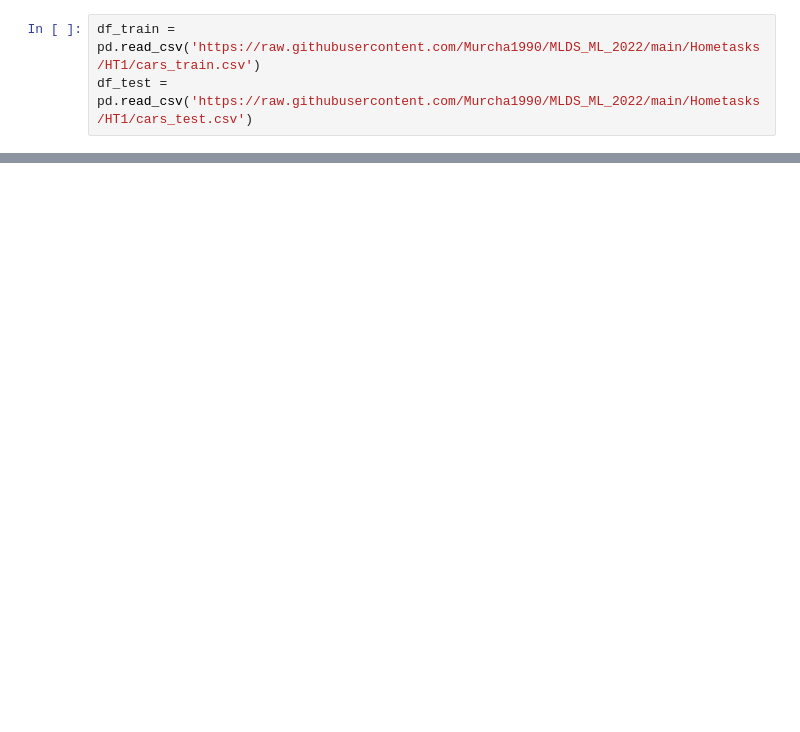
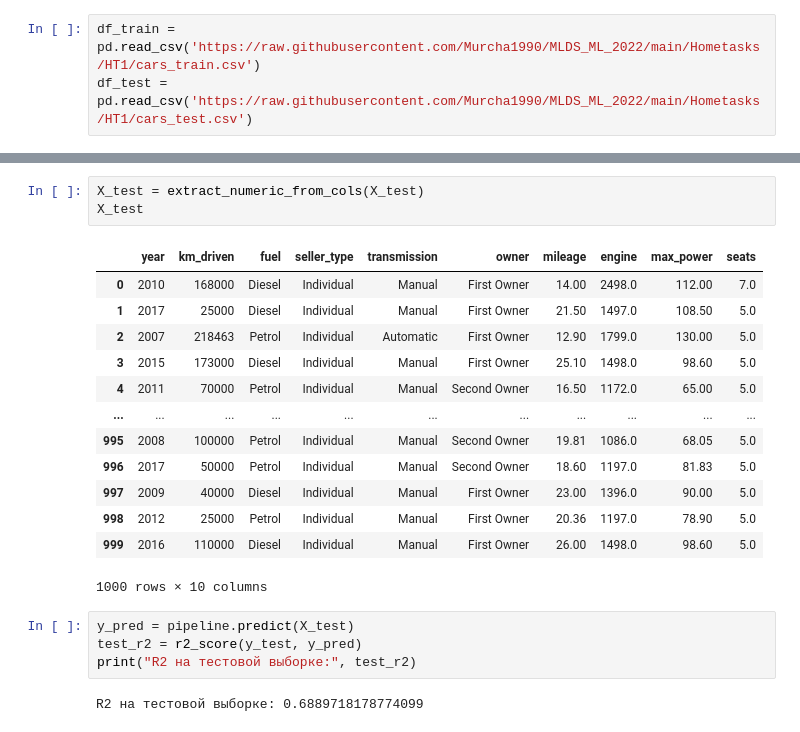
Before and after one commit to Neuralist88/HSE_AI_ML_course_hw_01, a Jupyter notebook: custom_pipeline.ipynb, the cells around one changed output, grey strips where cells are left out. Saved outputs shown, nothing was run; the diff lists cells and outputs as text; blank space fills up the shorter version.

```diff
--- a/custom_pipeline.ipynb
+++ b/custom_pipeline.ipynb
@@ -137,0 +127,23 @@ ValueError: For a sparse output, all columns should be a numeric or convertible
+# %%
+X_test = extract_numeric_from_cols(X_test)
+X_test
+# %% [output]
+|  | year | km_driven | fuel | seller_type | transmission | owner | mileage | engine | max_power | seats |
+| 0 | 2010 | 168000 | Diesel | Individual | Manual | First Owner | 14.00 | 2498.0 | 112.00 | 7.0 |
+| 1 | 2017 | 25000 | Diesel | Individual | Manual | First Owner | 21.50 | 1497.0 | 108.50 | 5.0 |
+| 2 | 2007 | 218463 | Petrol | Individual | Automatic | First Owner | 12.90 | 1799.0 | 130.00 | 5.0 |
+| 3 | 2015 | 173000 | Diesel | Individual | Manual | First Owner | 25.10 | 1498.0 | 98.60 | 5.0 |
+| 4 | 2011 | 70000 | Petrol | Individual | Manual | Second Owner | 16.50 | 1172.0 | 65.00 | 5.0 |
+| ... | ... | ... | ... | ... | ... | ... | ... | ... | ... | ... |
+| 995 | 2008 | 100000 | Petrol | Individual | Manual | Second Owner | 19.81 | 1086.0 | 68.05 | 5.0 |
+| 996 | 2017 | 50000 | Petrol | Individual | Manual | Second Owner | 18.60 | 1197.0 | 81.83 | 5.0 |
+| 997 | 2009 | 40000 | Diesel | Individual | Manual | First Owner | 23.00 | 1396.0 | 90.00 | 5.0 |
+| 998 | 2012 | 25000 | Petrol | Individual | Manual | First Owner | 20.36 | 1197.0 | 78.90 | 5.0 |
+| 999 | 2016 | 110000 | Diesel | Individual | Manual | First Owner | 26.00 | 1498.0 | 98.60 | 5.0 |
+1000 rows × 10 columns
+# %%
+y_pred = pipeline.predict(X_test)
+test_r2 = r2_score(y_test, y_pred)
+print("R2 на тестовой выборке:", test_r2)
+# %% [output]
+R2 на тестовой выборке: 0.6889718178774099
```
Also changed, not shown: parts of 11 cells of this notebook, 5 other files.
